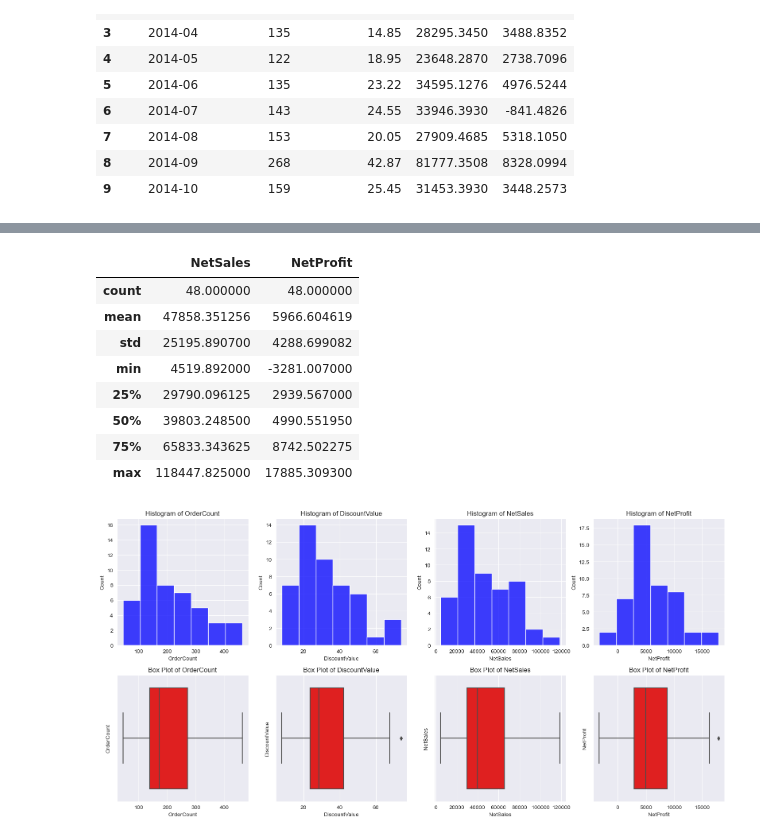
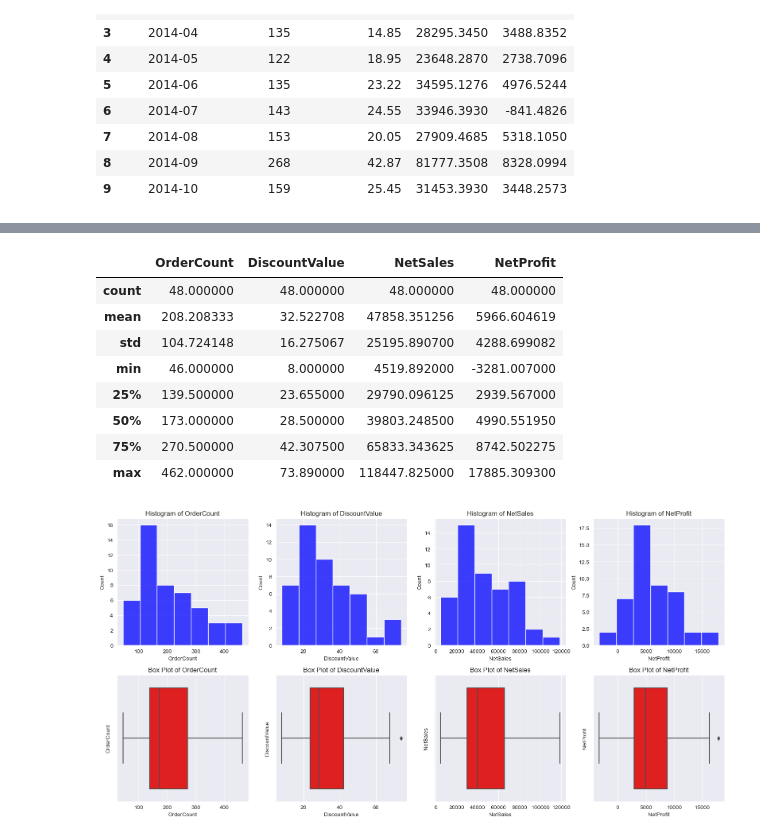
Before and after one commit to Road2Data/P4-Superstore-Sales, a Jupyter notebook: analysis.ipynb, the cells around one changed output, grey strips where cells are left out. Cells and saved outputs as stored; diff of their text form; code cells hidden in the pictures.

```diff
--- a/analysis.ipynb
+++ b/analysis.ipynb
@@ -33,7 +33,7 @@ engine = create_engine(url)
 # %% [markdown]
 ### II. Monthly Analysis
 # %%
-monthly_df = pd.read_sql_table(table_name="monthly_aggregates", con=engine.connect())
+monthly_df = pd.read_sql_table(table_name="monthlyfin", con=engine.connect())
 monthly_df.head(10)
 # %% [output]
 |  | YearMonth | OrderCount | DiscountValue | NetSales | NetProfit |
@@ -52,17 +52,17 @@ px.line(data_frame=monthly_df, x="YearMonth", y=["NetSales", "NetProfit"], title
 # %% [output]
 [interactive output not drawn]
 # %%
-monthly_df[["NetSales", "NetProfit"]].describe()
+monthly_df.describe()
 # %% [output]
-|  | NetSales | NetProfit |
-| count | 48.000000 | 48.000000 |
-| mean | 47858.351256 | 5966.604619 |
-| std | 25195.890700 | 4288.699082 |
-| min | 4519.892000 | -3281.007000 |
-| 25% | 29790.096125 | 2939.567000 |
-| 50% | 39803.248500 | 4990.551950 |
-| 75% | 65833.343625 | 8742.502275 |
-| max | 118447.825000 | 17885.309300 |
+|  | OrderCount | DiscountValue | NetSales | NetProfit |
+| count | 48.000000 | 48.000000 | 48.000000 | 48.000000 |
+| mean | 208.208333 | 32.522708 | 47858.351256 | 5966.604619 |
+| std | 104.724148 | 16.275067 | 25195.890700 | 4288.699082 |
+| min | 46.000000 | 8.000000 | 4519.892000 | -3281.007000 |
+| 25% | 139.500000 | 23.655000 | 29790.096125 | 2939.567000 |
+| 50% | 173.000000 | 28.500000 | 39803.248500 | 4990.551950 |
+| 75% | 270.500000 | 42.307500 | 65833.343625 | 8742.502275 |
+| max | 462.000000 | 73.890000 | 118447.825000 | 17885.309300 |
 # %%
 monthly_cols = ['OrderCount', 'DiscountValue', 'NetSales', 'NetProfit']
 
```
Also changed, not shown: parts of 6 cells of this notebook, 4 other files.
